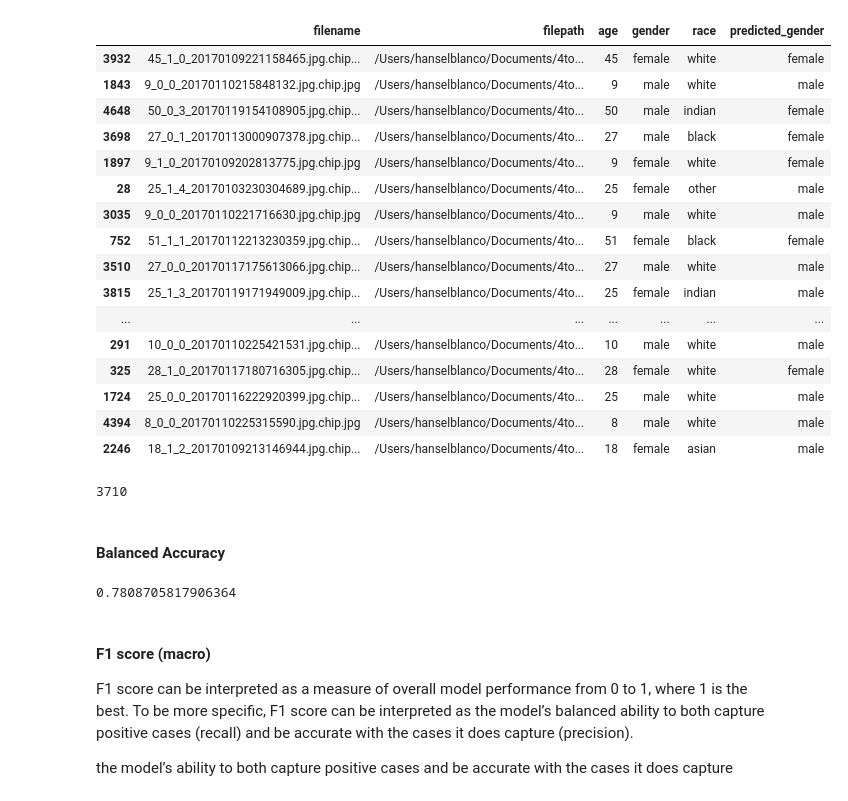
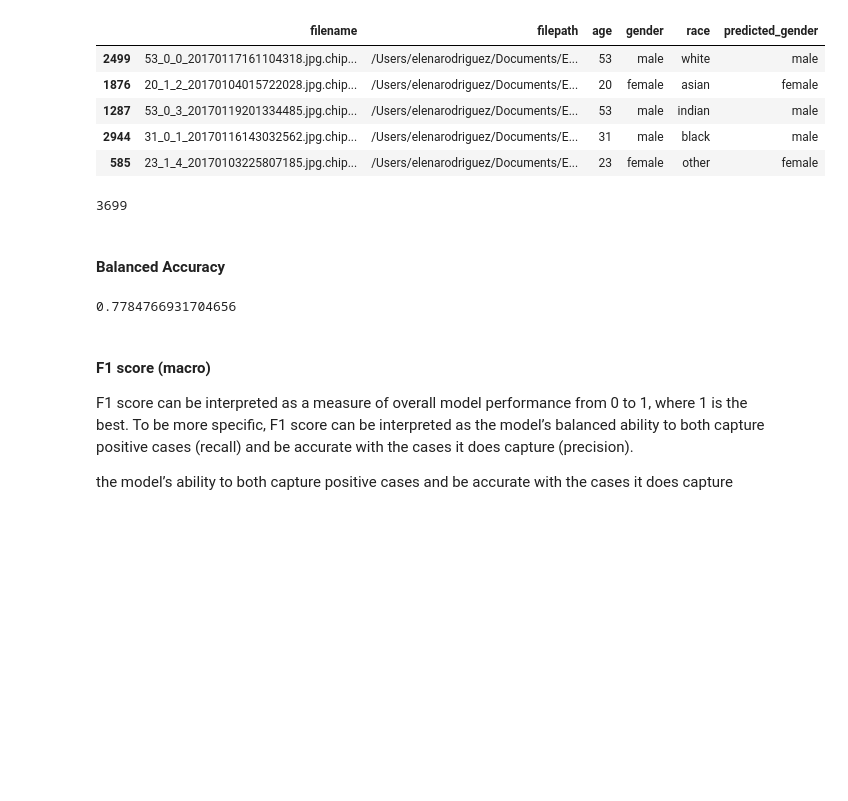
Before and after one commit to hbm99/bias-project-ML, a Jupyter notebook: debiased_clip/subspace_debiasing/test_subspace_debiasing.ipynb, the cells around one changed output. Saved outputs shown, nothing was run; the diff lists cells and outputs as text; code cells hidden in the pictures; blank space fills up the shorter version.

Commit message:
Fix some bugs in `metrics.py`. Refactoring metrics in `subspace_debiasing`

```diff
--- a/debiased_clip/subspace_debiasing/test_subspace_debiasing.ipynb
+++ b/debiased_clip/subspace_debiasing/test_subspace_debiasing.ipynb
@@ -25,30 +19,21 @@ Found cached dataset md_gender_bias (/Users/hanselblanco/.cache/huggingface/data
+# %%
+df= pd.read_json(r'result_subspace_debias.json')
 # %%
-df.sample(20)
+df.sample(5)
 # %% [output]
 |  | filename | filepath | age | gender | race | predicted_gender |
-| 3932 | 45_1_0_20170109221158465.jpg.chip... | /Users/hanselblanco/Documents/4to... | 45 | female | white | female |
-| 1843 | 9_0_0_20170110215848132.jpg.chip.jpg | /Users/hanselblanco/Documents/4to... | 9 | male | white | male |
-| 4648 | 50_0_3_20170119154108905.jpg.chip... | /Users/hanselblanco/Documents/4to... | 50 | male | indian | female |
-| 3698 | 27_0_1_20170113000907378.jpg.chip... | /Users/hanselblanco/Documents/4to... | 27 | male | black | female |
-| 1897 | 9_1_0_20170109202813775.jpg.chip.jpg | /Users/hanselblanco/Documents/4to... | 9 | female | white | female |
-| 28 | 25_1_4_20170103230304689.jpg.chip... | /Users/hanselblanco/Documents/4to... | 25 | female | other | male |
-| 3035 | 9_0_0_20170110221716630.jpg.chip.jpg | /Users/hanselblanco/Documents/4to... | 9 | male | white | male |
-| 752 | 51_1_1_20170112213230359.jpg.chip... | /Users/hanselblanco/Documents/4to... | 51 | female | black | female |
-| 3510 | 27_0_0_20170117175613066.jpg.chip... | /Users/hanselblanco/Documents/4to... | 27 | male | white | male |
-| 3815 | 25_1_3_20170119171949009.jpg.chip... | /Users/hanselblanco/Documents/4to... | 25 | female | indian | male |
-| ... | ... | ... | ... | ... | ... | ... |
-| 291 | 10_0_0_20170110225421531.jpg.chip... | /Users/hanselblanco/Documents/4to... | 10 | male | white | male |
-| 325 | 28_1_0_20170117180716305.jpg.chip... | /Users/hanselblanco/Documents/4to... | 28 | female | white | female |
-| 1724 | 25_0_0_20170116222920399.jpg.chip... | /Users/hanselblanco/Documents/4to... | 25 | male | white | male |
-| 4394 | 8_0_0_20170110225315590.jpg.chip.jpg | /Users/hanselblanco/Documents/4to... | 8 | male | white | male |
-| 2246 | 18_1_2_20170109213146944.jpg.chip... | /Users/hanselblanco/Documents/4to... | 18 | female | asian | male |
+| 2499 | 53_0_0_20170117161104318.jpg.chip... | /Users/elenarodriguez/Documents/E... | 53 | male | white | male |
+| 1876 | 20_1_2_20170104015722028.jpg.chip... | /Users/elenarodriguez/Documents/E... | 20 | female | asian | female |
+| 1287 | 53_0_3_20170119201334485.jpg.chip... | /Users/elenarodriguez/Documents/E... | 53 | male | indian | male |
+| 2944 | 31_0_1_20170116143032562.jpg.chip... | /Users/elenarodriguez/Documents/E... | 31 | male | black | male |
+| 585 | 23_1_4_20170103225807185.jpg.chip... | /Users/elenarodriguez/Documents/E... | 23 | female | other | female |
 # %%
 k=0
 for i in range(len(df)):
     if(df['gender'][i]==df['predicted_gender'][i]): k+=1
 k
 # %% [output]
-3710
+3699
 # %%
 y_true=df['gender'].tolist()
 y_pred=df['predicted_gender'].tolist()
@@ -58,10 +43,10 @@ female_total= df['gender'].value_counts()[FEMALE]
 # %% [markdown]
 #### Balanced Accuracy
 # %%
-macro_accuracy= metrics.balanced_accuracy_score(y_true, y_pred)
+macro_accuracy= macro_accuracy(y_true, y_pred)
 macro_accuracy
 # %% [output]
-0.7808705817906364
+0.7784766931704656
 # %% [markdown]
 #### F1 score (macro)
 
```
Also changed, not shown: parts of 25 cells of this notebook, 1 other file.
